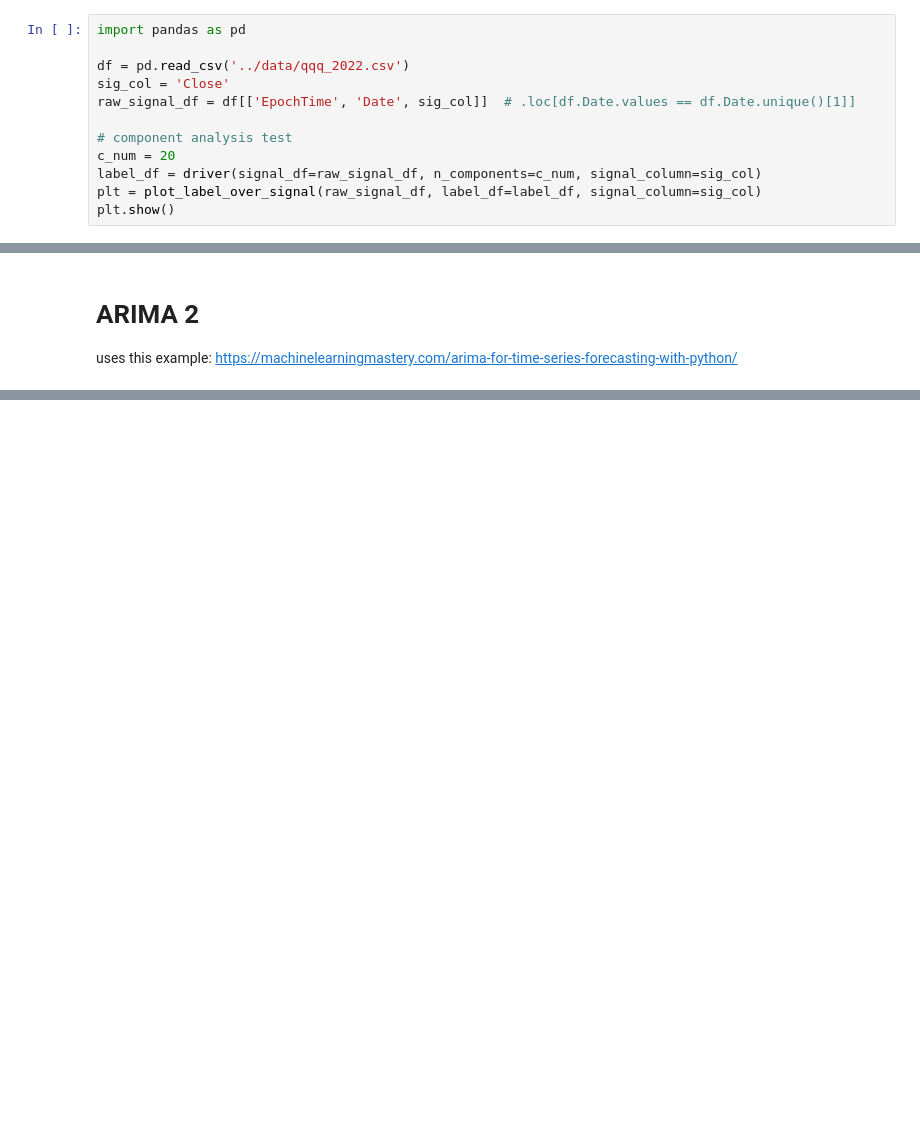
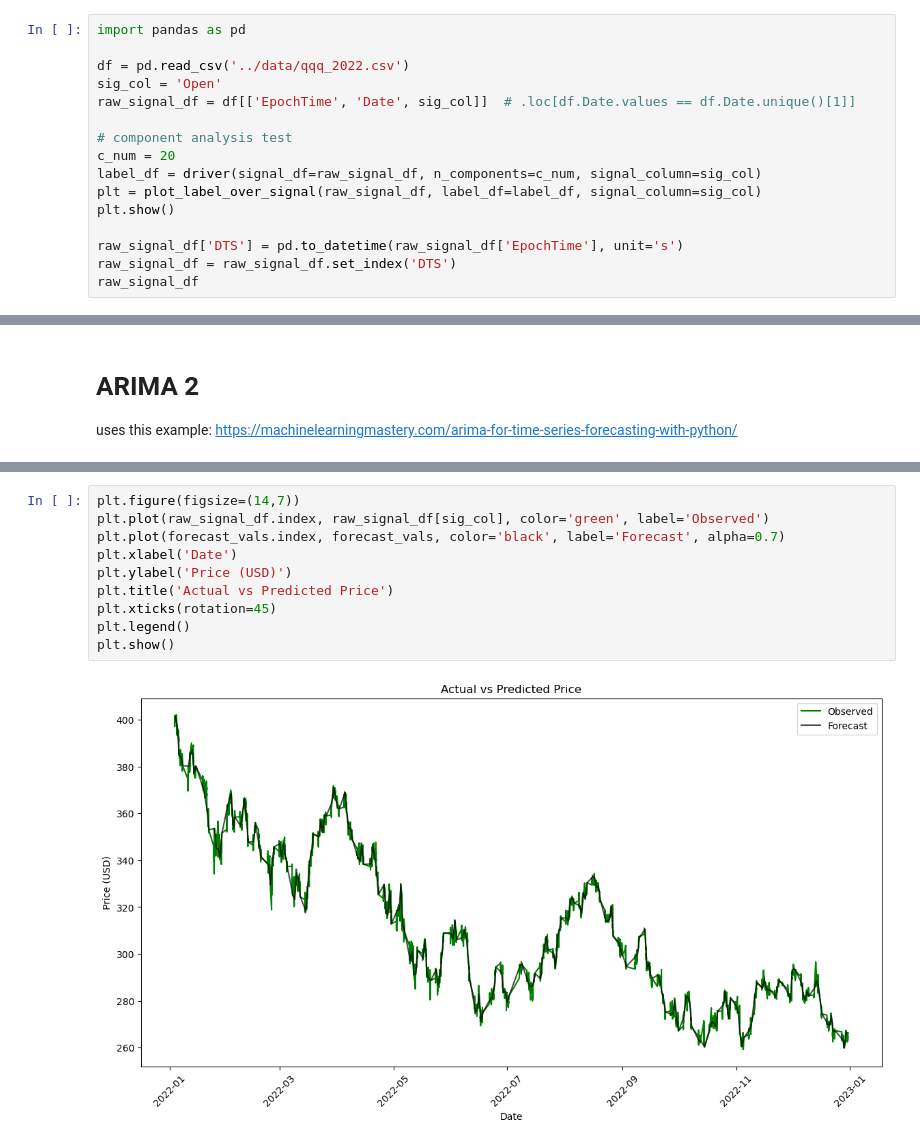
Before and after one commit to sindarian/market-trend-classification, a Jupyter notebook: classifiers/playground.ipynb, the cells around one changed output, grey strips where cells are left out. Saved outputs shown, nothing was run; the diff lists cells and outputs as text; blank space fills up the shorter version.

```diff
--- a/classifiers/playground.ipynb
+++ b/classifiers/playground.ipynb
@@ -150,7 +150,7 @@ def plot_label_over_signal(signal_df, label_df, signal_column='Open'):
 import pandas as pd
 
 df = pd.read_csv('../data/qqq_2022.csv')
-sig_col = 'Close'
+sig_col = 'Open'
 raw_signal_df = df[['EpochTime', 'Date', sig_col]]  # .loc[df.Date.values == df.Date.unique()[1]]
 
 # component analysis test
@@ -158,5 +158,9 @@ c_num = 20
 label_df = driver(signal_df=raw_signal_df, n_components=c_num, signal_column=sig_col)
 plt = plot_label_over_signal(raw_signal_df, label_df=label_df, signal_column=sig_col)
 plt.show()
+
+raw_signal_df['DTS'] = pd.to_datetime(raw_signal_df['EpochTime'], unit='s')
+raw_signal_df = raw_signal_df.set_index('DTS')
+raw_signal_df
 # %% [output]
 [figure]
@@ -401,0 +645,12 @@ Test RMSE: 0.502
+# %%
+plt.figure(figsize=(14,7))
+plt.plot(raw_signal_df.index, raw_signal_df[sig_col], color='green', label='Observed')
+plt.plot(forecast_vals.index, forecast_vals, color='black', label='Forecast', alpha=0.7)
+plt.xlabel('Date')
+plt.ylabel('Price (USD)')
+plt.title('Actual vs Predicted Price')
+plt.xticks(rotation=45)
+plt.legend()
+plt.show()
+# %% [output]
+[figure, added]
```
Also changed, not shown: parts of 31 cells of this notebook, 2 other files.
